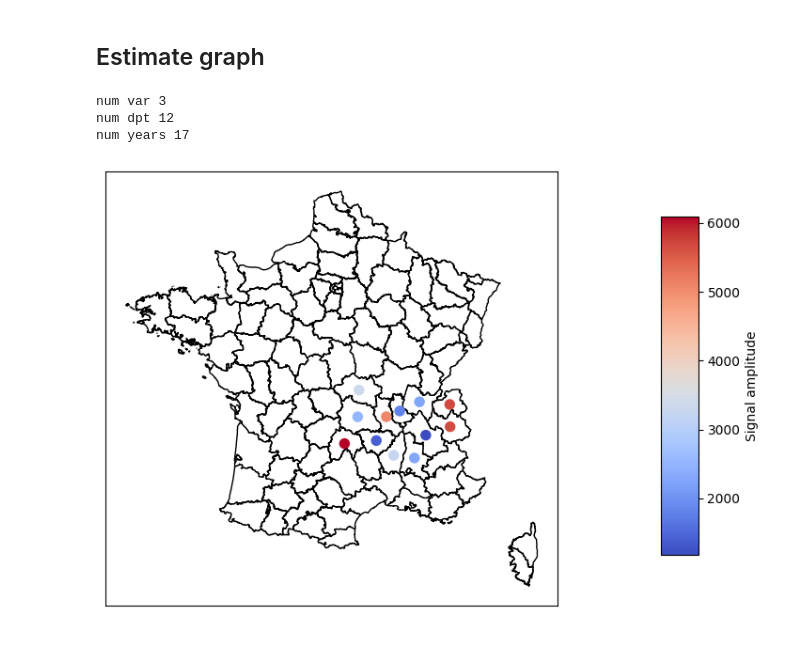
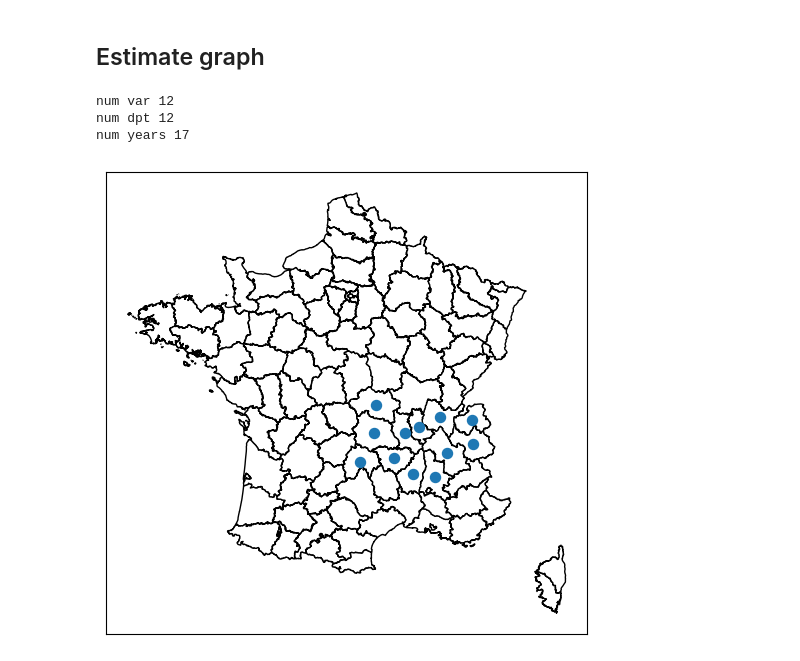
Before and after one commit to MathildeDupouy/learnGraph, a Jupyter notebook: scripts/realData_analyse_data.ipynb, the cells around one changed output. Cells and saved outputs as stored; diff of their text form; code cells hidden in the pictures.

```diff
--- a/scripts/realData_analyse_data.ipynb
+++ b/scripts/realData_analyse_data.ipynb
@@ -47,19 +57,18 @@ plot_graph_department(fuel_data.graph, samples_2005[:, 0])
 # %%
 #Load data
 region_ARA = [1, 3, 7, 15, 26, 38, 42, 43, 63, 69, 73, 74] #dpt region Auvergne Rhones Alpes
 fuel_data_ARA = Fuel_data('../__data/Donnees-annuelles-de-consommation-de-produits-petroliers-par-departement-France-metropol.2022-09.csv')
-fuel_data_ARA.truncate(keys_to_keep=[SUPER_PLOMBE, SUPER_SANS_PLOMB, GAZOLE], dpt_to_keep=region_ARA)
-print("num var", fuel_data_ARA.num_var)
+fuel_data_ARA.truncate(dpt_to_keep=region_ARA)
+print("num var", fuel_data_ARA.num_fuel)
 print("num dpt", fuel_data_ARA.num_dpt)
 print("num years", fuel_data_ARA.num_years)
-samples_ARA_2005 = fuel_data_ARA.samples_one_year(2005)
 fuel_data_ARA.generate_graph()
-plot_graph_department(fuel_data_ARA.graph, samples_2005[:, 0])
+plot_graph_department(fuel_data_ARA.graph)
 # %% [output]
-num var 3
+num var 12
 num dpt 12
 num years 17
-[figure, old version]
+[figure, new version]
 # %%
 # Solver
 # Solver parameters
```
Also changed, not shown: parts of 7 cells of this notebook, 1 other file.
